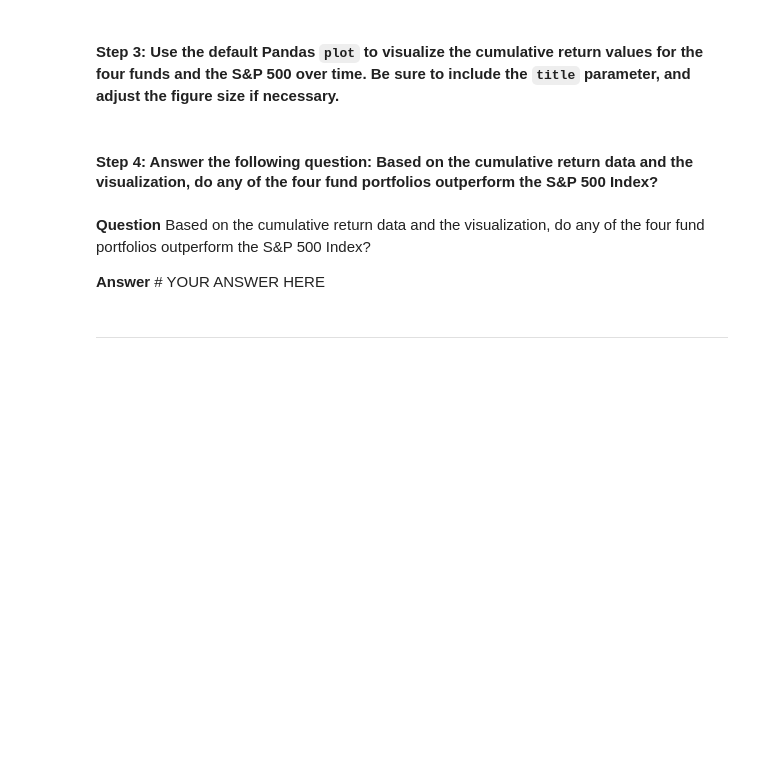
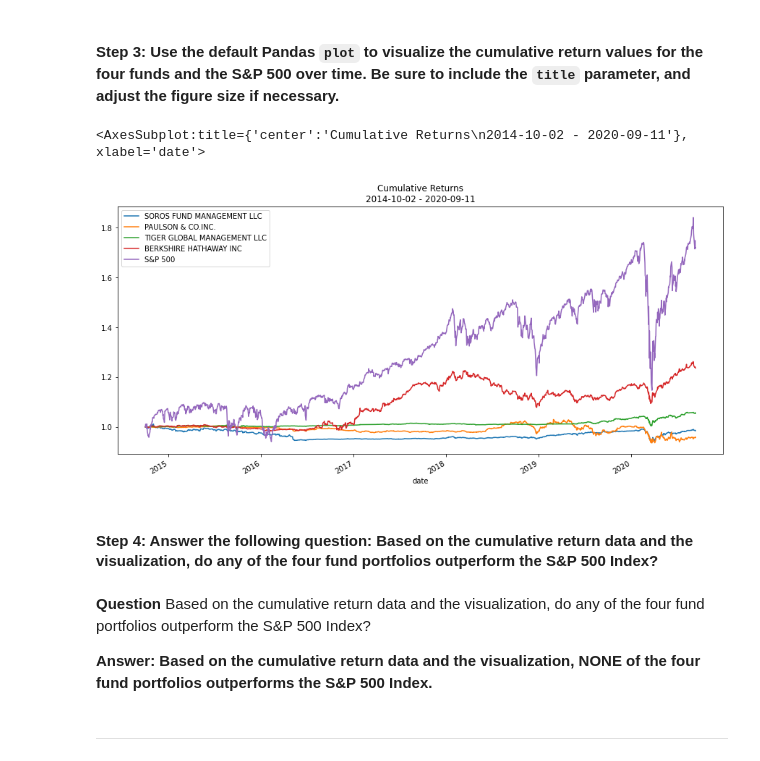
Before and after one commit to blandwhite/Challenge_4, a Jupyter notebook: Starter_Code/risk_return_analysis.ipynb, the cells around one changed output. Cells and saved outputs as stored; diff of their text form; code cells hidden in the pictures; blank space fills up the shorter version.

```diff
--- a/Starter_Code/risk_return_analysis.ipynb
+++ b/Starter_Code/risk_return_analysis.ipynb
@@ -212,4 +212,7 @@ daily_returns.plot(title='Daily Returns\n2014-10-02 - 2020-09-11', figsize=(15,1
 # %%
 # Calculate and plot the cumulative returns of the 4 fund portfolios and the S&P 500
 # Review the last 5 rows of the cumulative returns DataFrame
-# YOUR CODE HERE
+cumulative_returns = (1+daily_returns).cumprod()
+display(cumulative_returns.tail())
+print('Cumulative Returns on Last Day of Data:')
+cumulative_returns.iloc[-1]
@@ -218,13 +236,16 @@ daily_returns.plot(title='Daily Returns\n2014-10-02 - 2020-09-11', figsize=(15,1
 # %%
 # Visualize the cumulative returns using the Pandas plot function
 # Include a title parameter and adjust the figure size
-# YOUR CODE HERE
+cumulative_returns.plot(figsize=(15,7), title='Cumulative Returns\n2014-10-02 - 2020-09-11')
+# %% [output]
+<AxesSubplot:title={'center':'Cumulative Returns\n2014-10-02 - 2020-09-11'}, xlabel='date'>
+[figure, added]
 # %% [markdown]
 #### Step 4: Answer the following question: Based on the cumulative return data and the visualization, do any of the four fund portfolios outperform the S&P 500 Index?
 # %% [markdown]
 **Question** Based on the cumulative return data and the visualization, do any of the four fund portfolios outperform the S&P 500 Index?
 
-**Answer** # YOUR ANSWER HERE
+**Answer:  Based on the cumulative return data and the visualization, NONE of the four fund portfolios outperforms the S&P 500 Index.**
 # %% [markdown]
 ---
 # %% [markdown]
```
Also changed, not shown: parts of 3 cells of this notebook, 4 other files.
